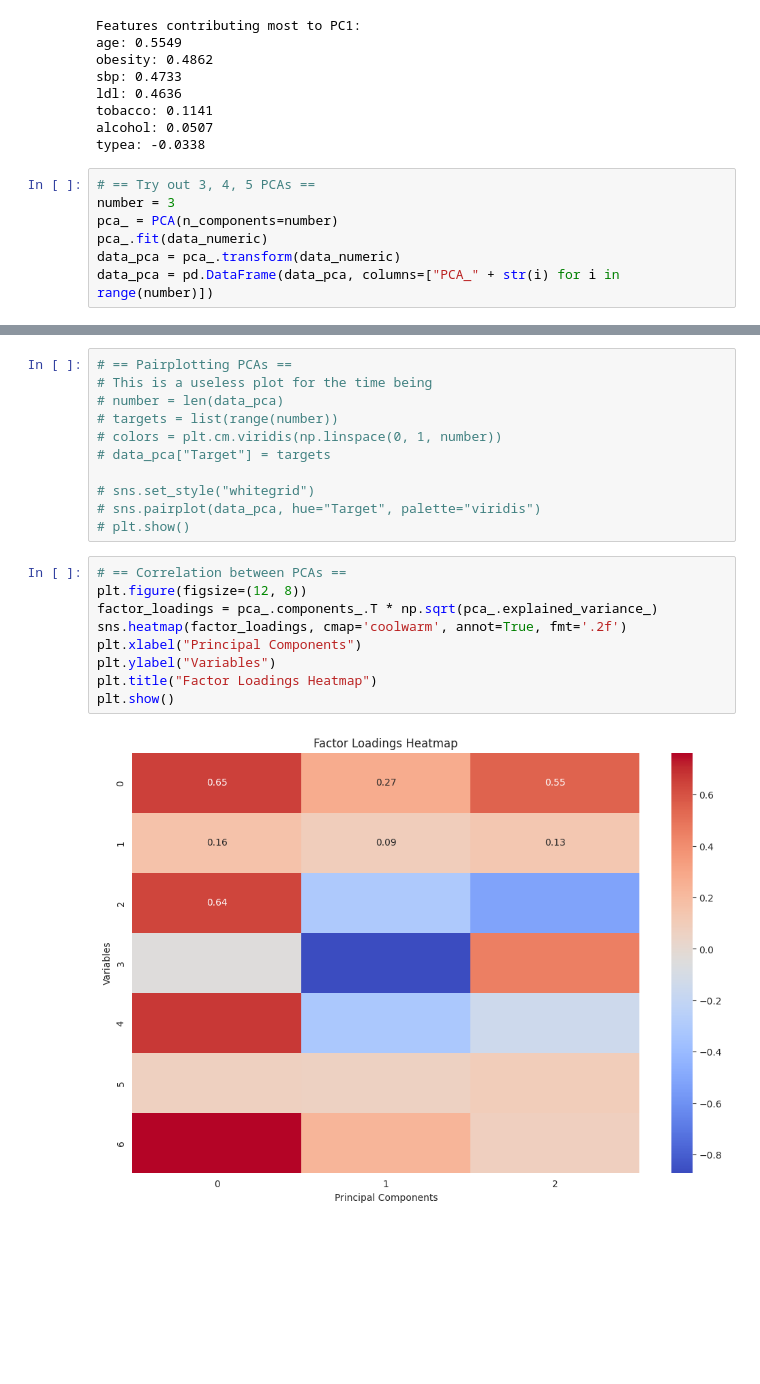
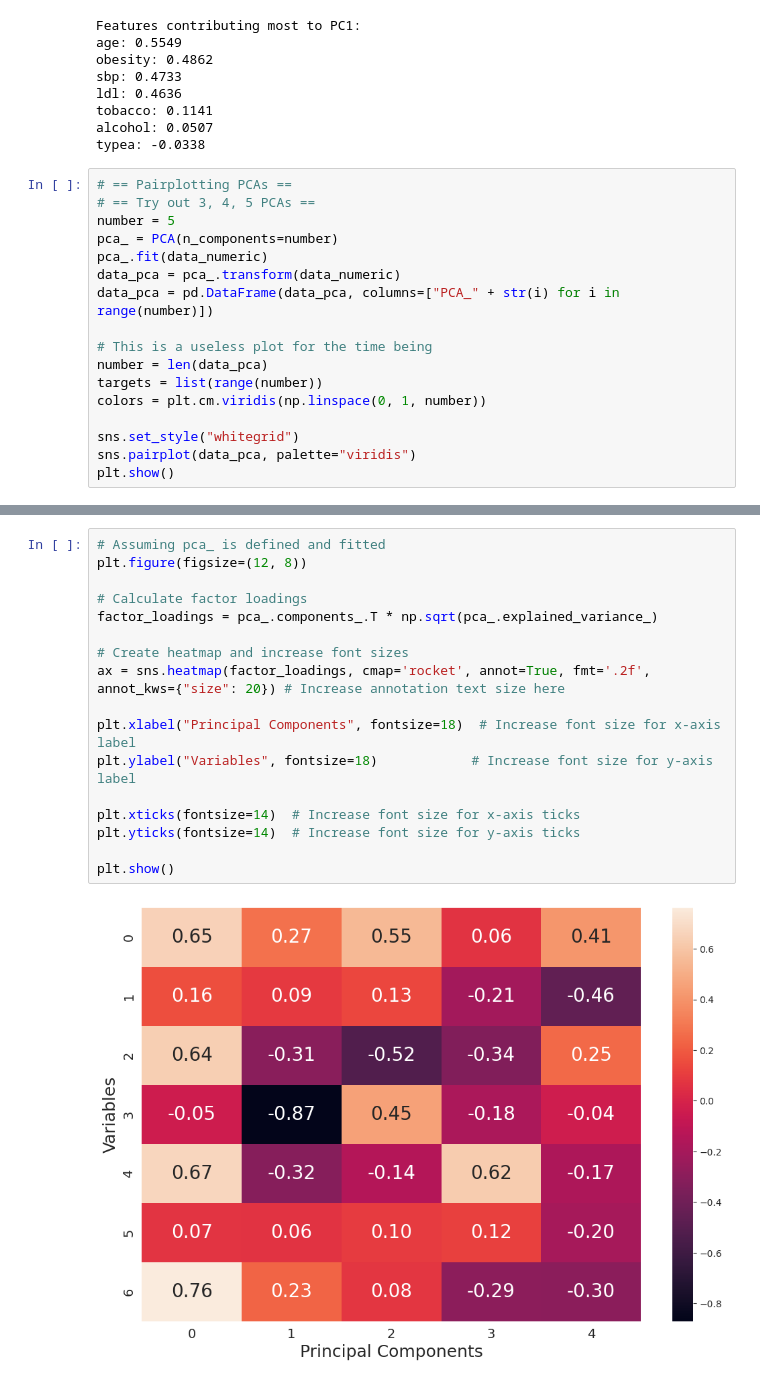
Before and after one commit to Mirtia/02450-Introduction-To-ML-DM, a Jupyter notebook: pca.ipynb, the cells around one changed output, grey strips where cells are left out. Drawn from its saved outputs; the diff is of its cells as text; blank space fills up the shorter version.

```diff
--- a/pca.ipynb
+++ b/pca.ipynb
@@ -402,9 +388,19 @@ tobacco: 0.1141
 alcohol: 0.0507
 typea: -0.0338
 # %%
+# == Pairplotting PCAs ==
 # == Try out 3, 4, 5 PCAs ==
-number = 3
+number = 5
 pca_ = PCA(n_components=number)
 pca_.fit(data_numeric)
 data_pca = pca_.transform(data_numeric)
 data_pca = pd.DataFrame(data_pca, columns=["PCA_" + str(i) for i in range(number)])
+
+# This is a useless plot for the time being
+number = len(data_pca)
+targets = list(range(number))
+colors = plt.cm.viridis(np.linspace(0, 1, number))
+
+sns.set_style("whitegrid")
+sns.pairplot(data_pca, palette="viridis")
+plt.show()
@@ -411,22 +409,19 @@ data_pca = pd.DataFrame(data_pca, columns=["PCA_" + str(i) for i in range(number
-# %%
-# == Pairplotting PCAs ==
-# This is a useless plot for the time being
-# number = len(data_pca)
-# targets = list(range(number))
-# colors = plt.cm.viridis(np.linspace(0, 1, number))
-# data_pca["Target"] = targets
-
-# sns.set_style("whitegrid")
-# sns.pairplot(data_pca, hue="Target", palette="viridis")
-# plt.show()
 # %%
-# == Correlation between PCAs ==
+# Assuming pca_ is defined and fitted
 plt.figure(figsize=(12, 8))
+
+# Calculate factor loadings
 factor_loadings = pca_.components_.T * np.sqrt(pca_.explained_variance_)
-sns.heatmap(factor_loadings, cmap='coolwarm', annot=True, fmt='.2f')
-plt.xlabel("Principal Components")
-plt.ylabel("Variables")
-plt.title("Factor Loadings Heatmap")
+
+# Create heatmap and increase font sizes
+ax = sns.heatmap(factor_loadings, cmap='rocket', annot=True, fmt='.2f', annot_kws={"size": 20}) # Increase annotation text size here
+
+plt.xlabel("Principal Components", fontsize=18)  # Increase font size for x-axis label
+plt.ylabel("Variables", fontsize=18)            # Increase font size for y-axis label
+
+plt.xticks(fontsize=14)  # Increase font size for x-axis ticks
+plt.yticks(fontsize=14)  # Increase font size for y-axis ticks
+
 plt.show()
 # %% [output]
-[figure, old version]
+[figure, new version]
```
Also changed, not shown: parts of 9 cells of this notebook, 4 other files.
